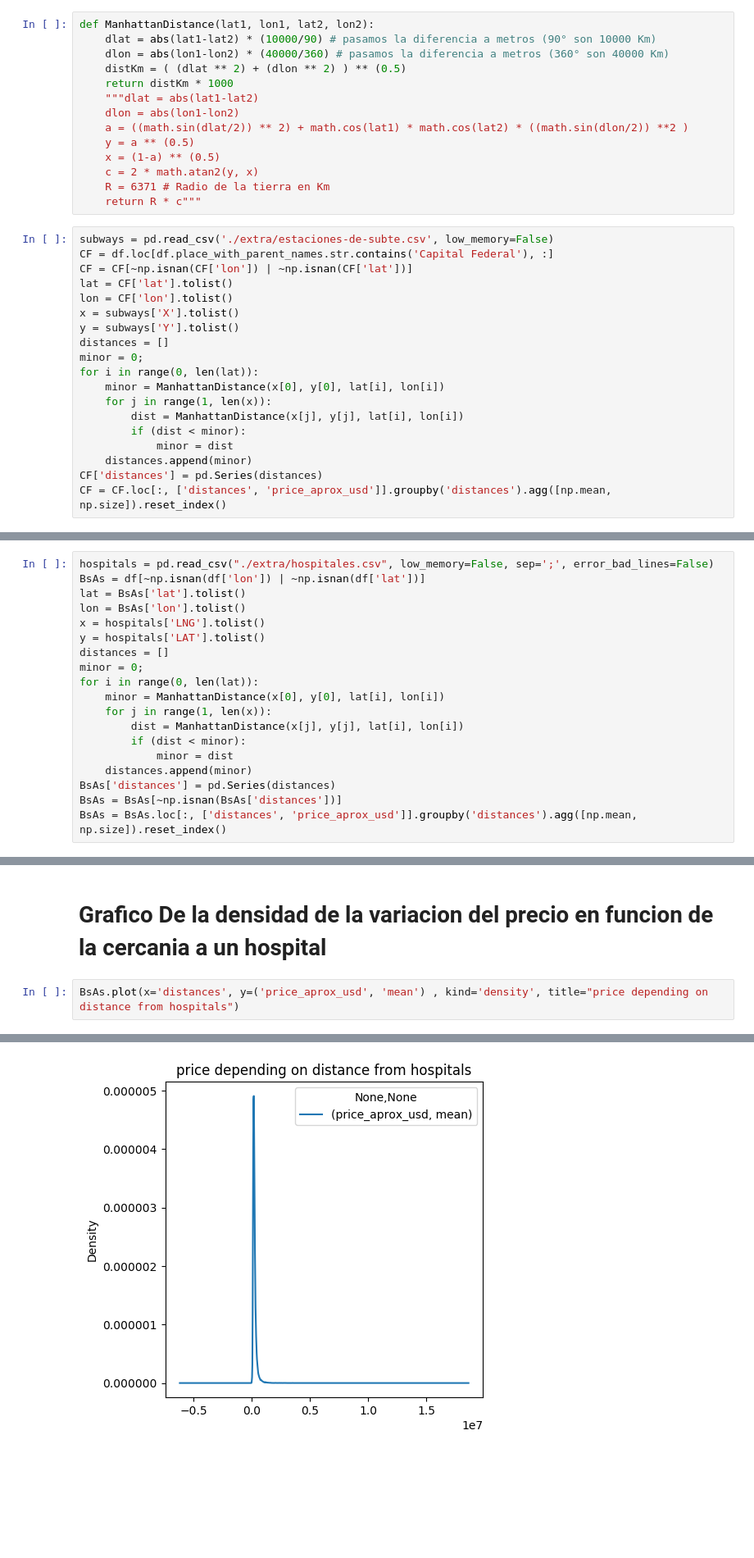
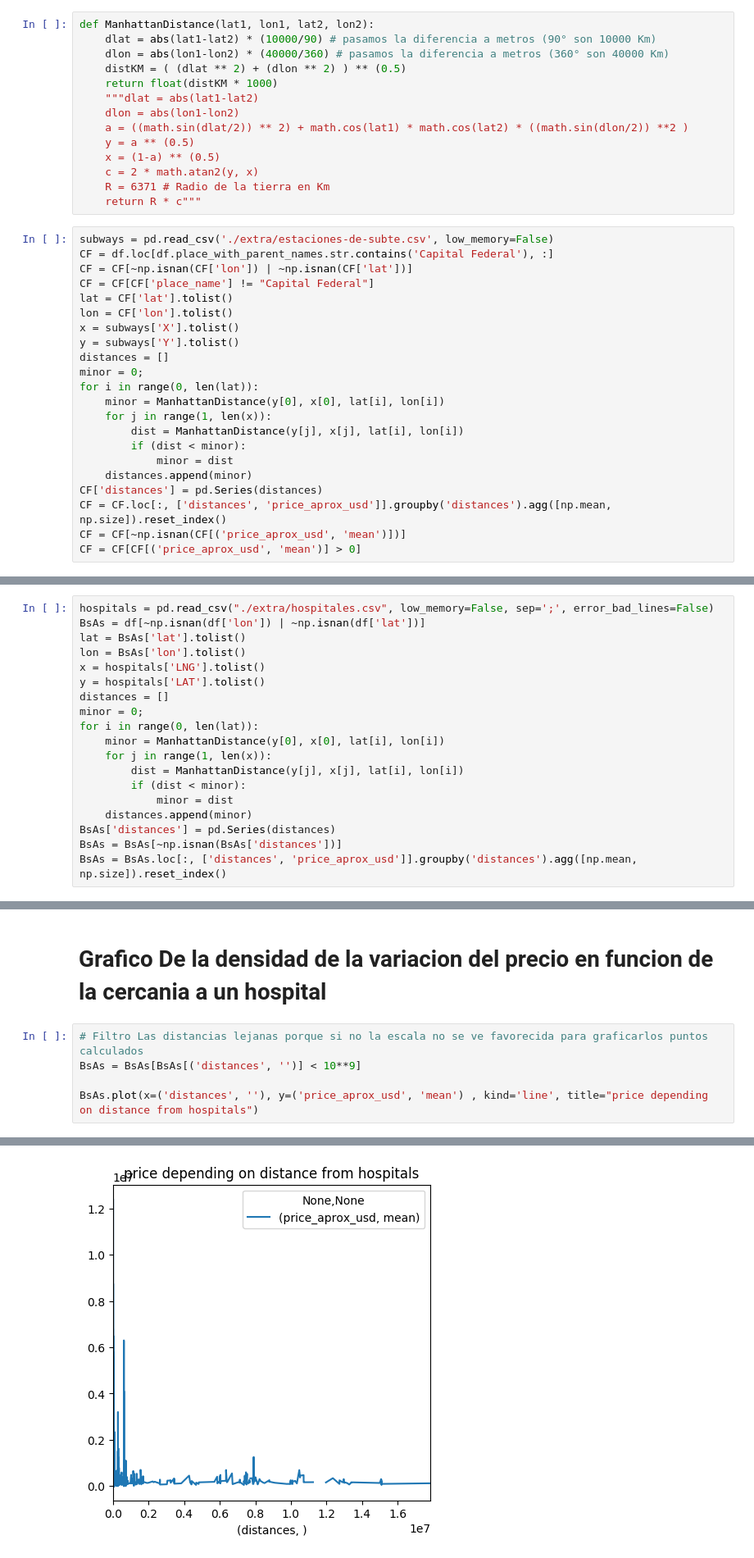
Before and after one commit to Monty1991/TPDATOS_7506_2017_2_ARGERICH, a Jupyter notebook: TP.ipynb, the cells around one changed output, grey strips where cells are left out. Shown at 82% size. Cells and saved outputs as stored; diff of their text form; blank space fills up the shorter version.

```diff
--- a/TP.ipynb
+++ b/TP.ipynb
@@ -205,8 +199,8 @@ CF.plot(x='property_type', y=('price_aprox_usd', 'mean') , kind='bar', title="to
 def ManhattanDistance(lat1, lon1, lat2, lon2):
     dlat = abs(lat1-lat2) * (10000/90) # pasamos la diferencia a metros (90° son 10000 Km)
     dlon = abs(lon1-lon2) * (40000/360) # pasamos la diferencia a metros (360° son 40000 Km)
-    distKm = ( (dlat ** 2) + (dlon ** 2) ) ** (0.5)
-    return distKm * 1000
+    distKM = ( (dlat ** 2) + (dlon ** 2) ) ** (0.5)
+    return float(distKM * 1000)
     """dlat = abs(lat1-lat2)
     dlon = abs(lon1-lon2)
     a = ((math.sin(dlat/2)) ** 2) + math.cos(lat1) * math.cos(lat2) * ((math.sin(dlon/2)) **2 )
@@ -219,6 +213,7 @@ def ManhattanDistance(lat1, lon1, lat2, lon2):
 subways = pd.read_csv('./extra/estaciones-de-subte.csv', low_memory=False)
 CF = df.loc[df.place_with_parent_names.str.contains('Capital Federal'), :]
 CF = CF[~np.isnan(CF['lon']) | ~np.isnan(CF['lat'])]
+CF = CF[CF['place_name'] != "Capital Federal"]
 lat = CF['lat'].tolist()
 lon = CF['lon'].tolist()
 x = subways['X'].tolist()
@@ -226,13 +221,15 @@ y = subways['Y'].tolist()
 distances = []
 minor = 0;
 for i in range(0, len(lat)):
-    minor = ManhattanDistance(x[0], y[0], lat[i], lon[i])
+    minor = ManhattanDistance(y[0], x[0], lat[i], lon[i])
     for j in range(1, len(x)):
-        dist = ManhattanDistance(x[j], y[j], lat[i], lon[i])
+        dist = ManhattanDistance(y[j], x[j], lat[i], lon[i])
         if (dist < minor):
             minor = dist
     distances.append(minor)
 CF['distances'] = pd.Series(distances)
 CF = CF.loc[:, ['distances', 'price_aprox_usd']].groupby('distances').agg([np.mean, np.size]).reset_index()
+CF = CF[~np.isnan(CF[('price_aprox_usd', 'mean')])]
+CF = CF[CF[('price_aprox_usd', 'mean')] > 0]
 # %% [markdown]
 # Grafico De la densidad de la variacion del precio en funcion de la cercania a una parada de subte
@@ -251,9 +254,9 @@ y = hospitals['LAT'].tolist()
 distances = []
 minor = 0;
 for i in range(0, len(lat)):
-    minor = ManhattanDistance(x[0], y[0], lat[i], lon[i])
+    minor = ManhattanDistance(y[0], x[0], lat[i], lon[i])
     for j in range(1, len(x)):
-        dist = ManhattanDistance(x[j], y[j], lat[i], lon[i])
+        dist = ManhattanDistance(y[j], x[j], lat[i], lon[i])
         if (dist < minor):
             minor = dist
     distances.append(minor)
@@ -269,10 +272,13 @@ See the caveats in the documentation: http://pandas.pydata.org/pandas-docs/stabl
 # %% [markdown]
 # Grafico De la densidad de la variacion del precio en funcion de la cercania a un hospital
 # %%
-BsAs.plot(x='distances', y=('price_aprox_usd', 'mean') , kind='density', title="price depending on distance from hospitals")
+# Filtro Las distancias lejanas porque si no la escala no se ve favorecida para graficarlos puntos calculados
+BsAs = BsAs[BsAs[('distances', '')] < 10**9]
+
+BsAs.plot(x=('distances', ''), y=('price_aprox_usd', 'mean') , kind='line', title="price depending on distance from hospitals")
 # %% [output]
 <matplotlib.axes._subplots.AxesSubplot at 0x...>
-[figure, old version]
+[figure, new version]
 # %%
 def changeStringCommaForPoint(string):
     point = "."
```
Also changed, not shown: parts of 8 cells of this notebook.
